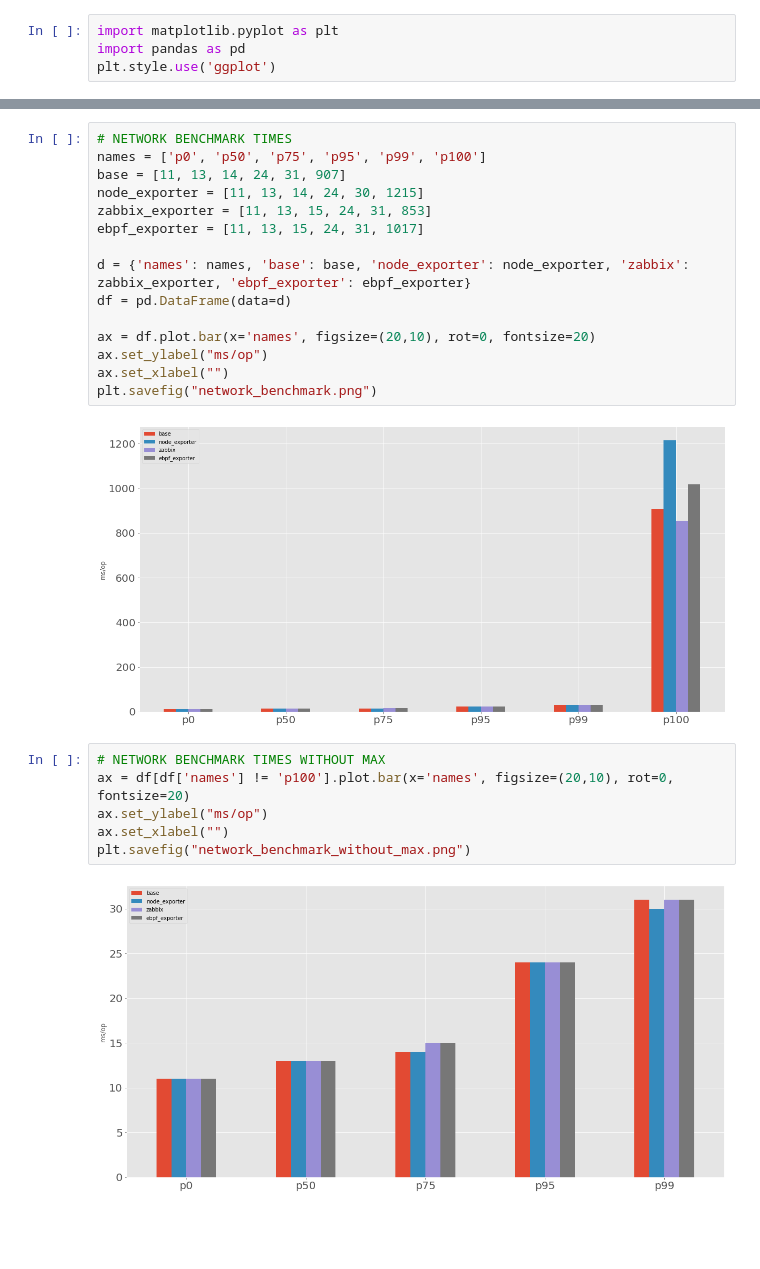
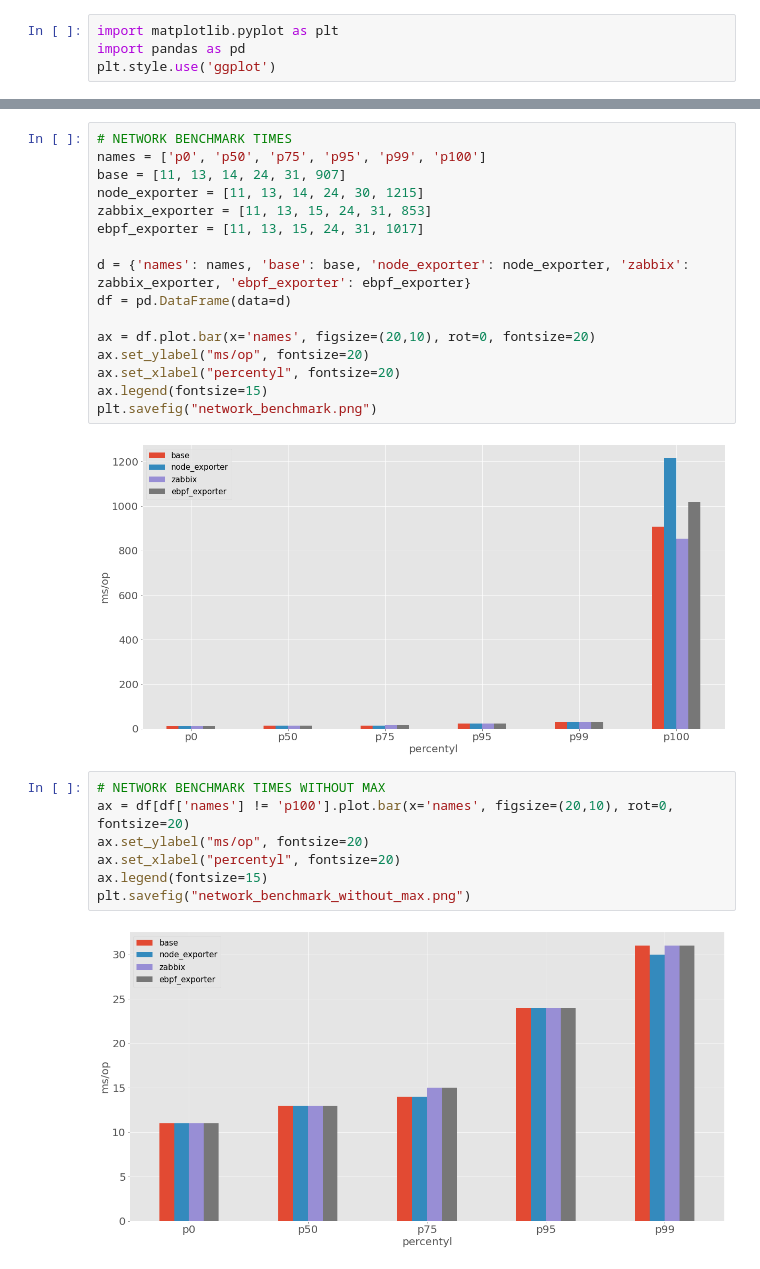
Before and after one commit to Automaat/magisterka, a Jupyter notebook: results/results_analysis.ipynb, the cells around one changed output, grey strips where cells are left out. Drawn from its saved outputs; the diff is of its cells as text; blank space fills up the shorter version.

```diff
--- a/results/results_analysis.ipynb
+++ b/results/results_analysis.ipynb
@@ -110,19 +116,21 @@ d = {'names': names, 'base': base, 'node_exporter': node_exporter, 'zabbix': zab
 df = pd.DataFrame(data=d)
 
 ax = df.plot.bar(x='names', figsize=(20,10), rot=0, fontsize=20)
-ax.set_ylabel("ms/op")
-ax.set_xlabel("")
+ax.set_ylabel("ms/op", fontsize=20)
+ax.set_xlabel("percentyl", fontsize=20)
+ax.legend(fontsize=15)
 plt.savefig("network_benchmark.png")
 # %% [output]
-[figure, old version]
+[figure, new version]
 # %%
 # NETWORK BENCHMARK TIMES WITHOUT MAX
 ax = df[df['names'] != 'p100'].plot.bar(x='names', figsize=(20,10), rot=0, fontsize=20)
-ax.set_ylabel("ms/op")
-ax.set_xlabel("")
+ax.set_ylabel("ms/op", fontsize=20)
+ax.set_xlabel("percentyl", fontsize=20)
+ax.legend(fontsize=15)
 plt.savefig("network_benchmark_without_max.png")
 # %% [output]
-[figure, old version]
+[figure, new version]
 # %%
 # NETWORK BENCHMARK THROUGHPUT
 names = ['przepustowość']
```
Also changed, not shown: parts of 9 cells of this notebook, 11 other files.
